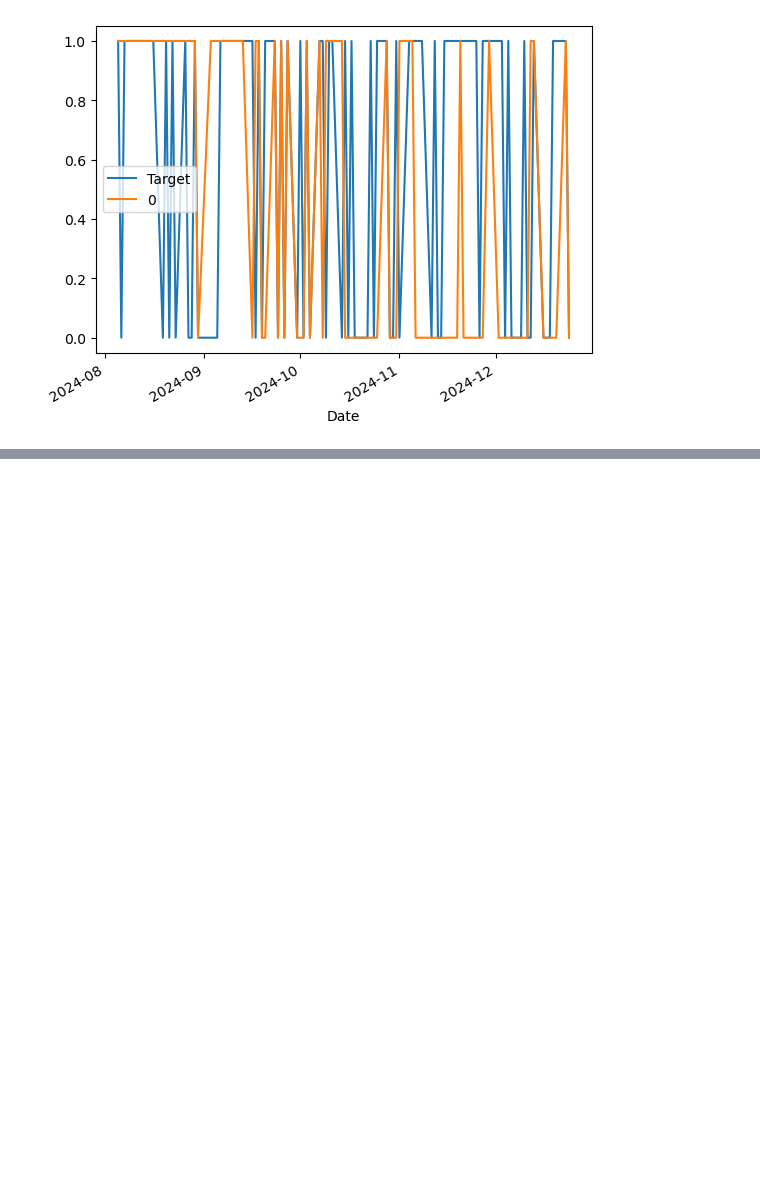
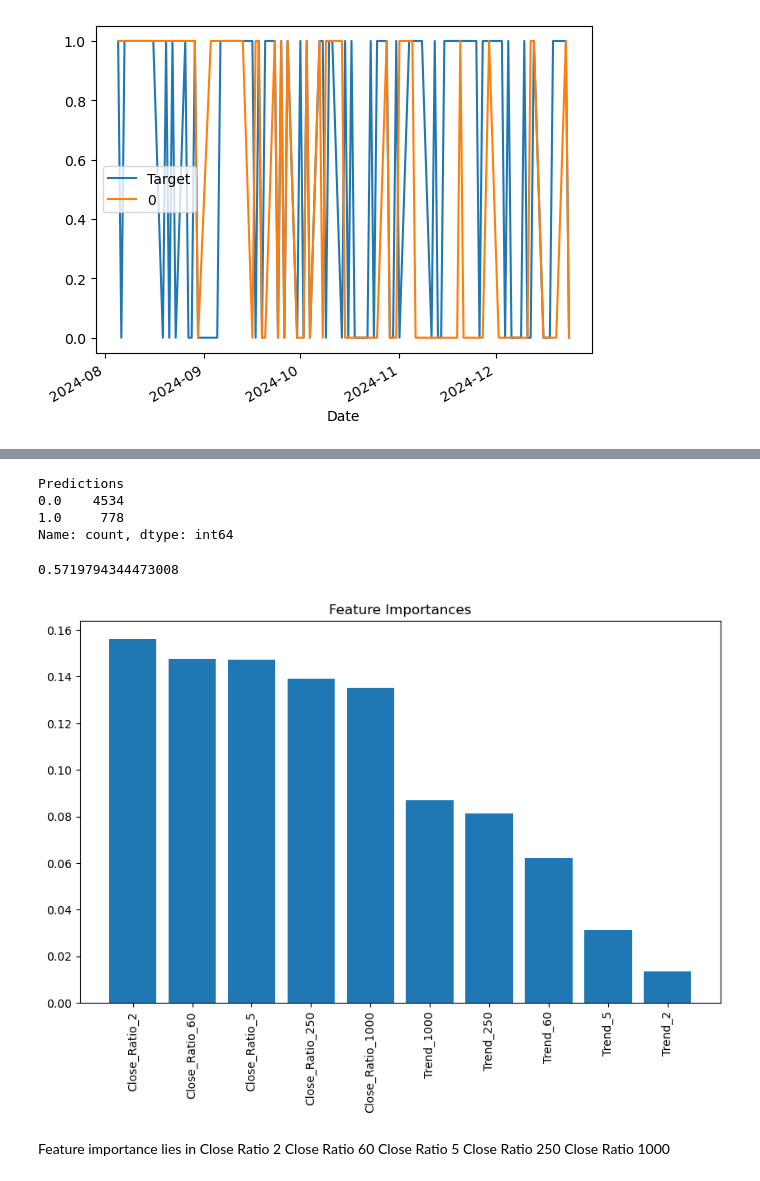
Before and after one commit to se4thvin/Stock-Prediction, a Jupyter notebook: market_prediction.ipynb, the cells around one changed output, grey strips where cells are left out. Cells and saved outputs as stored; diff of their text form; code cells hidden in the pictures; blank space fills up the shorter version.

Commit message:
Improved precision score

```diff
--- a/market_prediction.ipynb
+++ b/market_prediction.ipynb
@@ -144,0 +183,14 @@ combined.plot()
+# %%
+horizons = [2, 5, 60, 250, 1000]
+new_predictors = []
+
+for horizon in horizons:
+    rolling_averages = sp500.rolling(horizon).mean()
+
+    ratio_column = f"Close_Ratio_{horizon}"
+    sp500[ratio_column] = sp500["Close"] / rolling_averages["Close"]
+
+    trend_column = f"Trend_{horizon}"
+    sp500[trend_column] = sp500.shift(1).rolling(horizon).sum()["Target"]
+
+    new_predictors += [ratio_column, trend_column]
@@ -144,0 +216,2 @@ combined.plot()
+# %%
+model = RandomForestClassifier(n_estimators=700, min_samples_split=50, random_state=1)
@@ -144,0 +229,30 @@ combined.plot()
+# %%
+predictions ["Predictions"].value_counts()
+# %% [output]
+Predictions
+0.0    4534
+1.0     778
+Name: count, dtype: int64
+# %%
+precision_score(predictions["Target"], predictions["Predictions"])
+# %% [output]
+0.5719794344473008
+# %%
+importances = model.feature_importances_
+indices = np.argsort(importances)[::-1]
+features = new_predictors  # Use your predictors list
+
+plt.figure(figsize=(10, 6))
+plt.title("Feature Importances")
+plt.bar(range(len(features)), importances[indices], align="center")
+plt.xticks(range(len(features)), [features[i] for i in indices], rotation=90)
+plt.show()
+# %% [output]
+[figure, added]
+# %% [markdown]
+Feature importance lies in
+Close Ratio 2
+Close Ratio 60
+Close Ratio 5
+Close Ratio 250
+Close Ratio 1000
```
Also changed, not shown: parts of 11 cells of this notebook.
